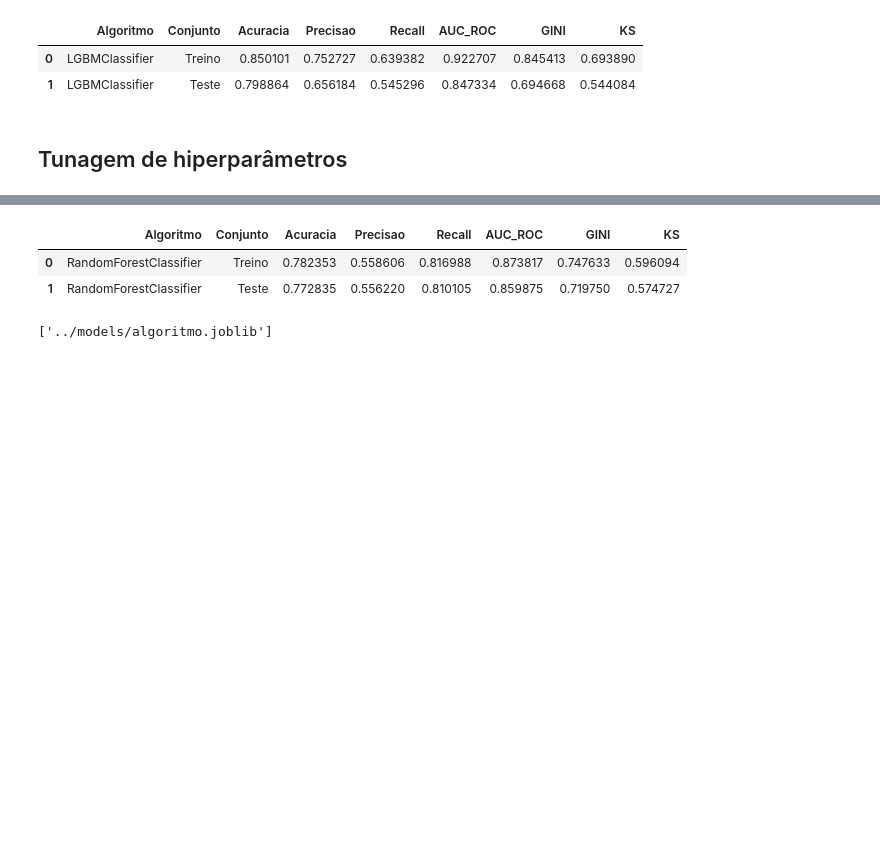
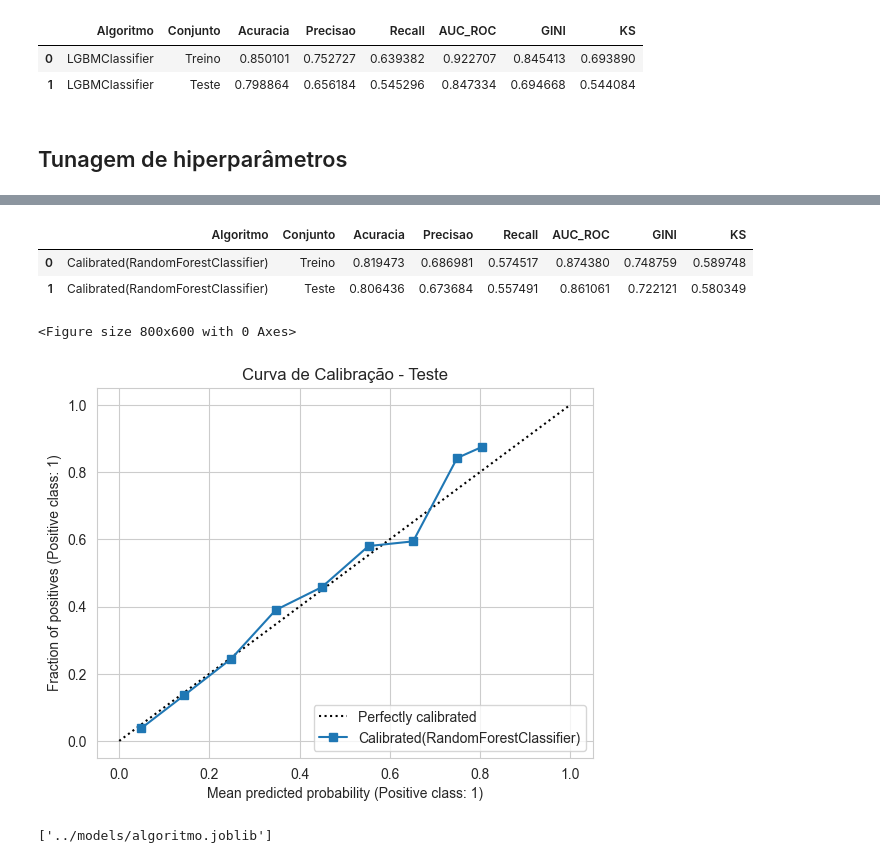
Before and after one commit to jeanlr/Telco-Churn, a Jupyter notebook: notebooks/modelling.ipynb, the cells around one changed output, grey strips where cells are left out. Drawn from its saved outputs; the diff is of its cells as text; code cells hidden in the pictures; blank space fills up the shorter version.

Commit message:
add CalibratedClassifierCV

```diff
--- a/notebooks/modelling.ipynb
+++ b/notebooks/modelling.ipynb
@@ -269,13 +269,13 @@ def objective(trial):
 
     return avg_roc / 5
 
-study = optuna.create_study(direction="maximize",study_name="modelo10", storage="sqlite:///modelo.db")
+study = optuna.create_study(direction="maximize",study_name="modelo11", storage="sqlite:///modelo.db")
 study.add_trials(study.trials)
 try:
     study.optimize(objective, timeout=7200, callbacks=[early_stopping_opt])
 
     # reload study and optimize
-    study = optuna.load_study(study_name="modelo10", storage="sqlite:///modelo.db")
+    study = optuna.load_study(study_name="modelo11", storage="sqlite:///modelo.db")
     study.optimize(objective, timeout=7200, callbacks=[early_stopping_opt])
 except EarlyStoppingExceeded:
     print(f'EarlyStopping Exceeded: No new best scores on iters {OPTUNA_EARLY_STOPING}')
@@ -321,17 +321,38 @@ Best trial:
-# %%
-algoritmo = RandomForestClassifier(**study.best_params,random_state = 0)
-
-nome_algoritmo = str(algoritmo)[:str(algoritmo).find("(")]
-# Treino do modelo
-algoritmo.fit(X_train_processed,y_train)
-
-# Avaliar modelo
-metricas = calculate_metrics_models_classifier(nome_algoritmo,algoritmo, X_train_processed, y_train, X_test_processed, y_test)
-display(metricas)
-# %% [output]
-|  | Algoritmo | Conjunto | Acuracia | Precisao | Recall | AUC_ROC | GINI | KS |
-| 0 | RandomForestClassifier | Treino | 0.782353 | 0.558606 | 0.816988 | 0.873817 | 0.747633 | 0.596094 |
-| 1 | RandomForestClassifier | Teste | 0.772835 | 0.556220 | 0.810105 | 0.859875 | 0.719750 | 0.574727 |
+# %%
+from sklearn.calibration import CalibratedClassifierCV
+
+# Modelo base
+modelo_base = RandomForestClassifier(**study.best_params, random_state=0)
+
+# Envolvendo com CalibratedClassifierCV
+algoritmo = CalibratedClassifierCV(estimator=modelo_base, method='sigmoid', cv=5)
+
+# Nome do algoritmo
+nome_algoritmo = f"Calibrated({type(modelo_base).__name__})"
+
+# Treino do modelo calibrado
+algoritmo.fit(X_train_processed, y_train)
+
+# Avaliar modelo
+metricas = calculate_metrics_models_classifier(nome_algoritmo, algoritmo, X_train_processed, y_train, X_test_processed, y_test)
+display(metricas)
+# %% [output]
+|  | Algoritmo | Conjunto | Acuracia | Precisao | Recall | AUC_ROC | GINI | KS |
+| 0 | Calibrated(RandomForestClassifier) | Treino | 0.819473 | 0.686981 | 0.574517 | 0.874380 | 0.748759 | 0.589748 |
+| 1 | Calibrated(RandomForestClassifier) | Teste | 0.806436 | 0.673684 | 0.557491 | 0.861061 | 0.722121 | 0.580349 |
+# %%
+from sklearn.calibration import CalibrationDisplay
+import matplotlib.pyplot as plt
+
+# Plotar curva de calibração no conjunto de teste
+plt.figure(figsize=(8, 6))
+CalibrationDisplay.from_estimator(algoritmo, X_test_processed, y_test, n_bins=10, name=nome_algoritmo)
+plt.title("Curva de Calibração - Teste")
+plt.grid(True)
+plt.show()
+# %% [output]
+<Figure size 800x600 with 0 Axes>
+[figure, added]
 # %%
 # Salva as features selecionadas na pasta models
 joblib.dump(algoritmo, '../models/algoritmo.joblib')
```
Also changed, not shown: parts of 2 cells of this notebook.
